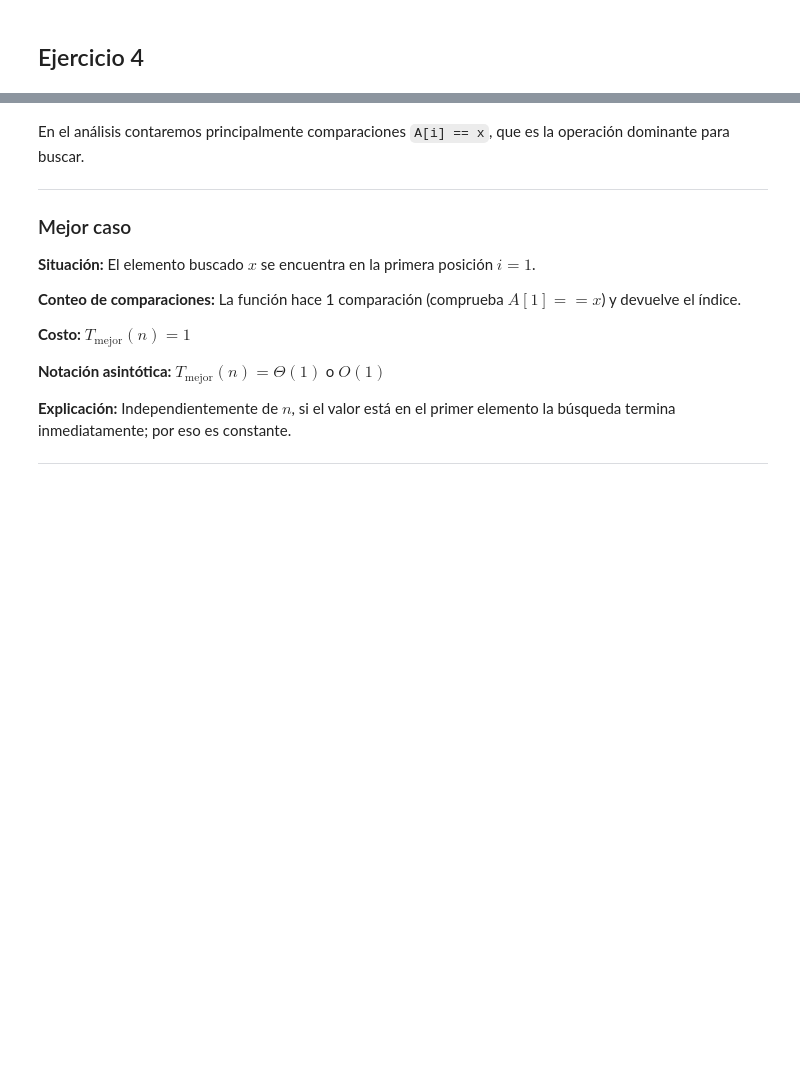
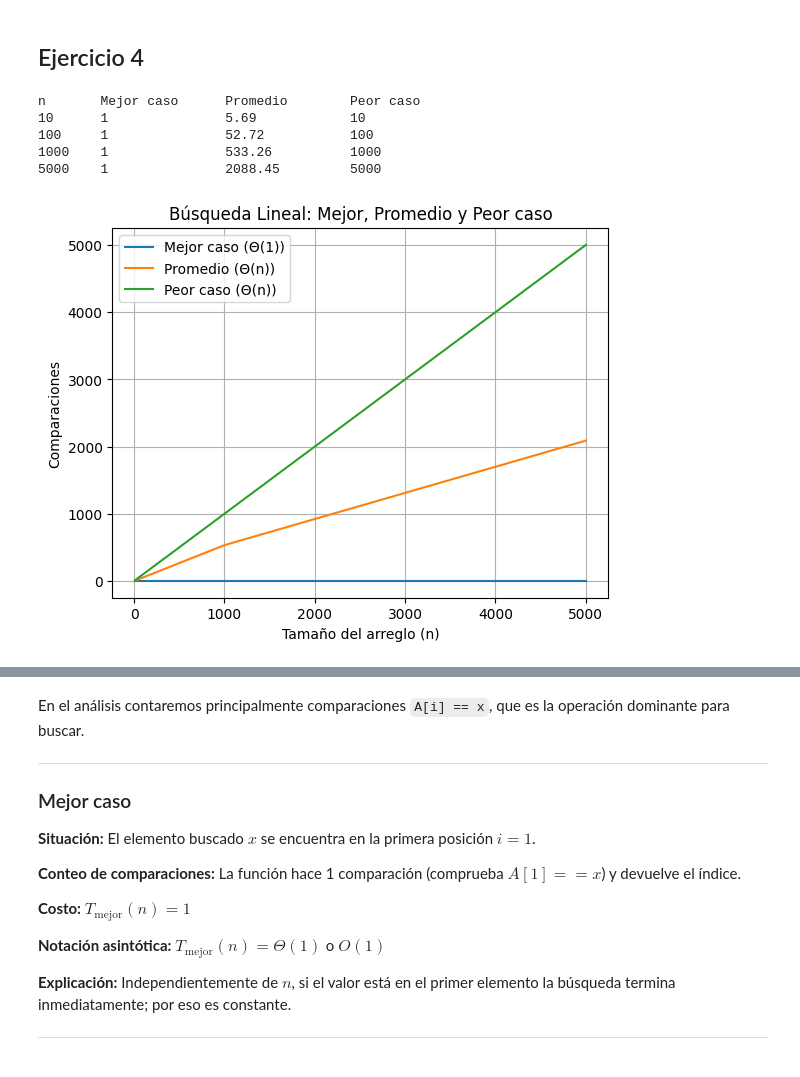
Before and after one commit to SebastianUVG/Teoria_compu_Lab8, a Jupyter notebook: Lab8.ipynb, the cells around one changed output, grey strips where cells are left out. Drawn from its saved outputs; the diff is of its cells as text; code cells hidden in the pictures; blank space fills up the shorter version.

```diff
--- a/Lab8.ipynb
+++ b/Lab8.ipynb
@@ -239,3 +240,68 @@ n=100000: 23.389631s
 [figure]
 # %% [markdown]
 ## Ejercicio 4
+# %%
+import random
+import matplotlib.pyplot as plt
+
+# Implementación de búsqueda lineal con conteo de comparaciones
+def linear_search(arr, x):
+    comparaciones = 0
+    for i in range(len(arr)):
+        comparaciones += 1
+        if arr[i] == x:
+            return i, comparaciones
+    return -1, comparaciones  # no encontrado
+
+sizes = [10, 100, 1000, 5000]
+
+resultados = []
+
+for n in sizes:
+    arr = list(range(1, n+1))
+
+    # Mejor caso: el elemento está en la primera posición
+    _, mejor = linear_search(arr, arr[0])
+
+    # Peor caso: el elemento no está (o al final)
+    _, peor = linear_search(arr, -1)
+
+    # Caso promedio: simulamos 100 búsquedas aleatorias de elementos que sí están
+    total = 0
+    repeticiones = 100
+    for _ in range(repeticiones):
+        x = random.choice(arr)
+        _, comps = linear_search(arr, x)
+        total += comps
+    promedio = total / repeticiones
+
+    resultados.append((n, mejor, promedio, peor))
+
+# Mostrar tabla
+print("n\tMejor caso\tPromedio\tPeor caso")
+for n, mejor, promedio, peor in resultados:
+    print(f"{n}\t{mejor}\t\t{promedio:.2f}\t\t{peor}")
+
+# Gráfica
+ns = [r[0] for r in resultados]
+mejor_vals = [r[1] for r in resultados]
+promedio_vals = [r[2] for r in resultados]
+peor_vals = [r[3] for r in resultados]
+
+plt.plot(ns, mejor_vals,  label="Mejor caso (Θ(1))")
+plt.plot(ns, promedio_vals,  label="Promedio (Θ(n))")
+plt.plot(ns, peor_vals, label="Peor caso (Θ(n))")
+
+plt.xlabel("Tamaño del arreglo (n)")
+plt.ylabel("Comparaciones")
+plt.title("Búsqueda Lineal: Mejor, Promedio y Peor caso")
+plt.legend()
+plt.grid(True)
+plt.show()
+# %% [output]
+n       Mejor caso      Promedio        Peor caso
+10      1               5.69            10
+100     1               52.72           100
+1000    1               533.26          1000
+5000    1               2088.45         5000
+[figure, added]
```
Also changed, not shown: parts of 4 cells of this notebook.
